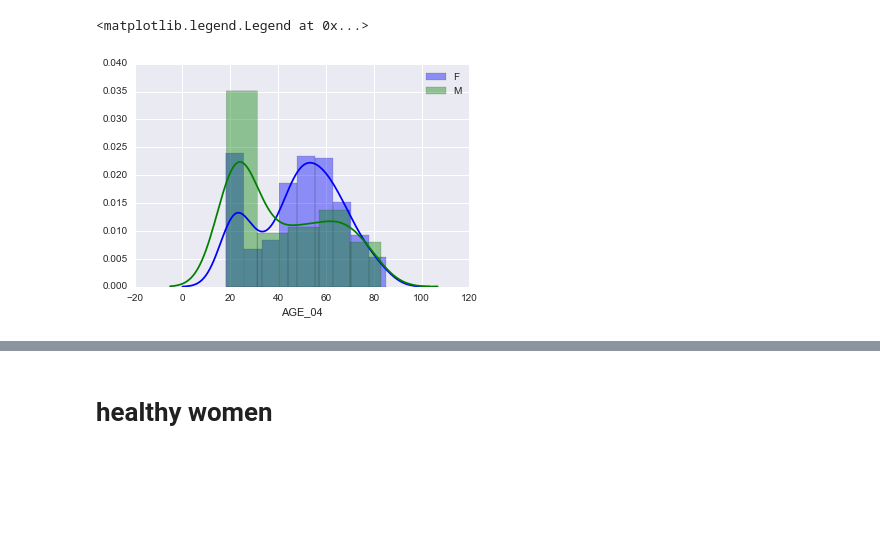
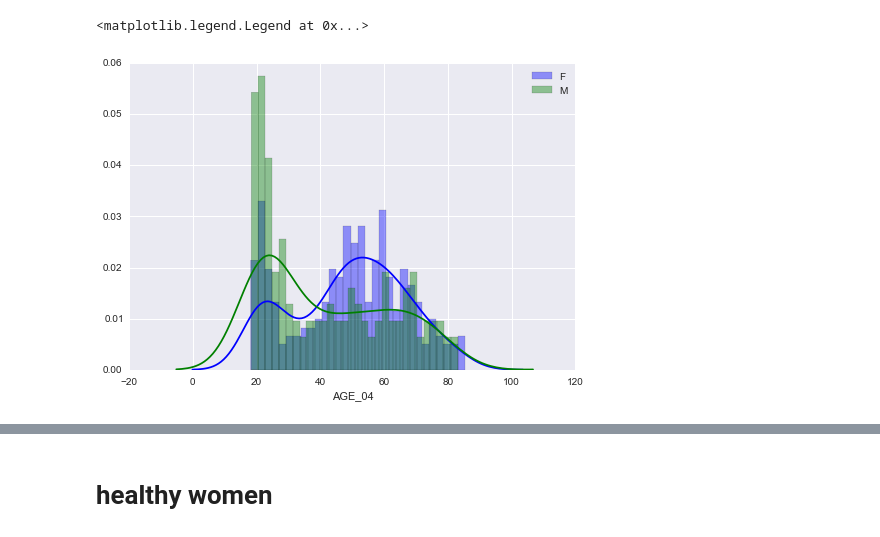
Before and after one commit to Yaqiongxiao/LeiCA, a Jupyter notebook: behavioral/describe_sample.ipynb, the cells around one changed output, grey strips where cells are left out. Cells and saved outputs as stored; diff of their text form; code cells hidden in the pictures; blank space fills up the shorter version.

```diff
--- a/behavioral/describe_sample.ipynb
+++ b/behavioral/describe_sample.ipynb
@@ -14,10 +31,10 @@ df = df[df.AGE_04>=18]
 # %%
-sns.distplot(df[df.sex=='F'].AGE_04, color='b', label='F')
-sns.distplot(df[df.sex=='M'].AGE_04, color='g', label='M')
+sns.distplot(df[df.sex=='F'].AGE_04, color='b', label='F', bins=30)
+sns.distplot(df[df.sex=='M'].AGE_04, color='g', label='M', bins=30)
 plt.legend()
 # %% [output]
 <matplotlib.legend.Legend at 0x...>
-[figure, old version]
+[figure, new version]
 # %%
 sns.countplot(data=df, x='diagnosis', hue='sex')
 # %% [output]
```
Also changed, not shown: parts of 4 cells of this notebook.
